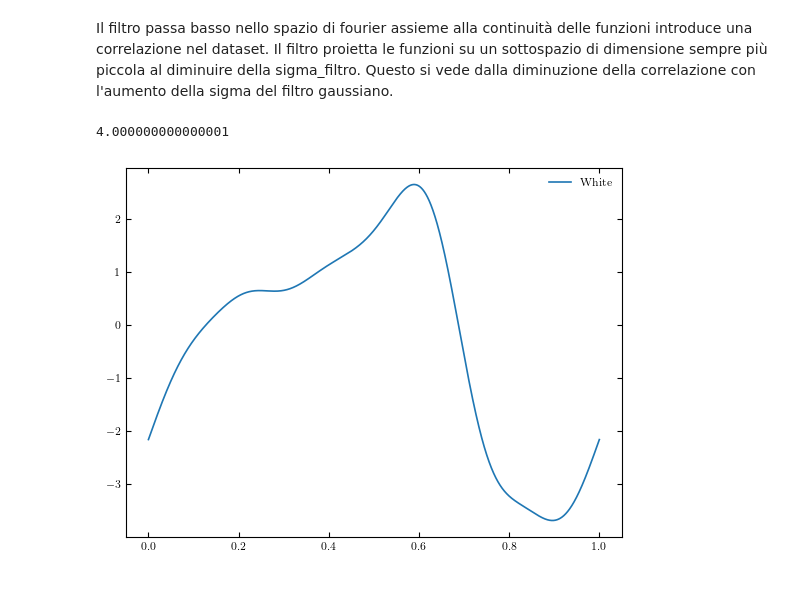
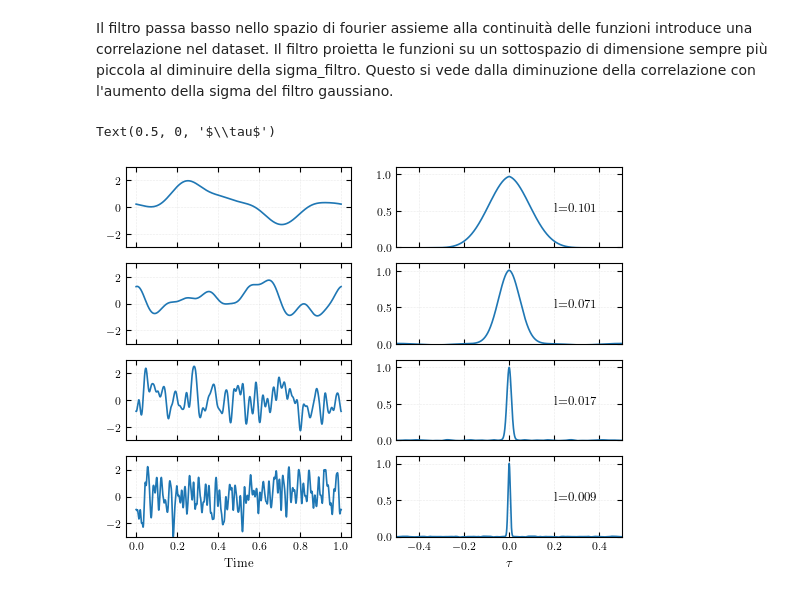
Before and after one commit to Sparisi01/RPM_implementation, a Jupyter notebook: test_random_function_generator.ipynb, the cells around one changed output. Cells and saved outputs as stored; diff of their text form; code cells hidden in the pictures.

```diff
--- a/test_random_function_generator.ipynb
+++ b/test_random_function_generator.ipynb
@@ -51,7 +51,7 @@ mpl.rcParams.update({
 
 Genero un dataset di funzioni usando "generate_random_f_from_white_noise". In seguito tratto le funzioni generate come vettori e calcolo la matrice di correlazione.
 # %%
-from generate_f_from_white_noise import *
+from functions_generator import *
 
 f_dataset_size = 20
 nt = 1000
@@ -69,7 +69,7 @@ index_ax = 0
 for l in [1,0.5,0.1,0.05,0.01]:
 
     for index in range(f_dataset_size):
-        f_dataset[:,index] = generate_random_f_from_white_noise(t_array, l=l, verbose=False)
+        f_dataset[:,index] = generate_random_f_from_white_noise(t_array, l=l)
 
     # Verifico l'indipendenza tra le colonne
     f_corr = np.corrcoef(f_dataset, rowvar=False)
@@ -81,7 +81,7 @@ for l in [1,0.5,0.1,0.05,0.01]:
     index_ax=index_ax+1
 
 fig.colorbar(im, ax=axes.ravel().tolist())
-fig.suptitle(r"Correlation beetween generated functions as $\sigma_F$ varies")
+fig.suptitle(r"Correlation beetween generated functions as $l$ varies")
 plt.savefig("assets/dataset_function_correlations.pdf")
 plt.show()
 # %% [output]
@@ -89,24 +89,55 @@ plt.show()
 # %% [markdown]
 Il filtro passa basso nello spazio di fourier assieme alla continuità delle funzioni introduce una correlazione nel dataset. Il filtro proietta le funzioni su un sottospazio di dimensione sempre più piccola al diminuire della sigma_filtro. Questo si vede dalla diminuzione della correlazione con l'aumento della sigma del filtro gaussiano.
 # %%
+from scipy import signal
+
 Tf = 1
 nt = 30000
 t_array = np.linspace(0,Tf,nt)
-l = 0.1
-sigma = 2
+sigma = 1
+Nf = 1000
 
-#f_1 = generate_random_f_from_Gaussian_Process(t_array, l = l, sigma = sigma)
-f_2 = generate_random_f_from_white_noise(t_array, l = l, sigma = sigma)
+# Array di coorelazioni temporali
+l_array = [0.1, 0.05, 0.01, 0.005]
 
-#plt.plot(t_array, f_1, label="Gaus")
-plt.plot(t_array, f_2, label="White")
-plt.legend()
+fig, axes = plt.subplots(4,2, sharex="col")
 
-#print(np.var(f_1))
-print(np.var(f_2))
+index_axes = 0
+
+for l in l_array:
+
+    f_array = np.ndarray(shape=(Nf, nt))
+    var_array = np.ndarray(Nf)
+    correlations_array =  np.ndarray(shape=(Nf, nt))
+
+    for i in range(Nf):
+        f_array[i,:] = generate_random_f_from_white_noise(t_array, l = l, sigma = sigma)
+        var_array[i] = np.var(f_array[i])
+        correlations_array[i,:] = signal.correlate(f_array[i,:], f_array[i,:], mode="same", method="fft") / nt
+
+    variance_correlation = np.var(np.mean(correlations_array, axis=0))
+
+    lag_array = t_array - Tf/2
+
+    axes[index_axes][1].plot(lag_array, np.mean(correlations_array, axis=0))
+    axes[index_axes][1].grid()
+    axes[index_axes][1].set_ylim([0,1.1])
+    axes[index_axes][1].set_xlim([- Tf/2,Tf/2])
+
+    # Plot estimate of l
+    axes[index_axes][1].text(0.2,0.5,f"l={variance_correlation:.3f}")
+
+    axes[index_axes][0].plot(t_array, f_array[0,:])
+    axes[index_axes][0].grid()
+    axes[index_axes][0].set_ylim([-3,3])
+
+    index_axes = index_axes + 1
+
+axes[3][0].set_xlabel("Time")
+axes[3][1].set_xlabel(r"$\tau$")
 # %% [output]
-4.000000000000001
+Text(0.5, 0, '$\\tau$')
-[figure, old version]
+[figure, new version]
 # %%
 # Plot complessità computazionale
 import time
```
Also changed, not shown: parts of 9 cells of this notebook, 10 other files.
